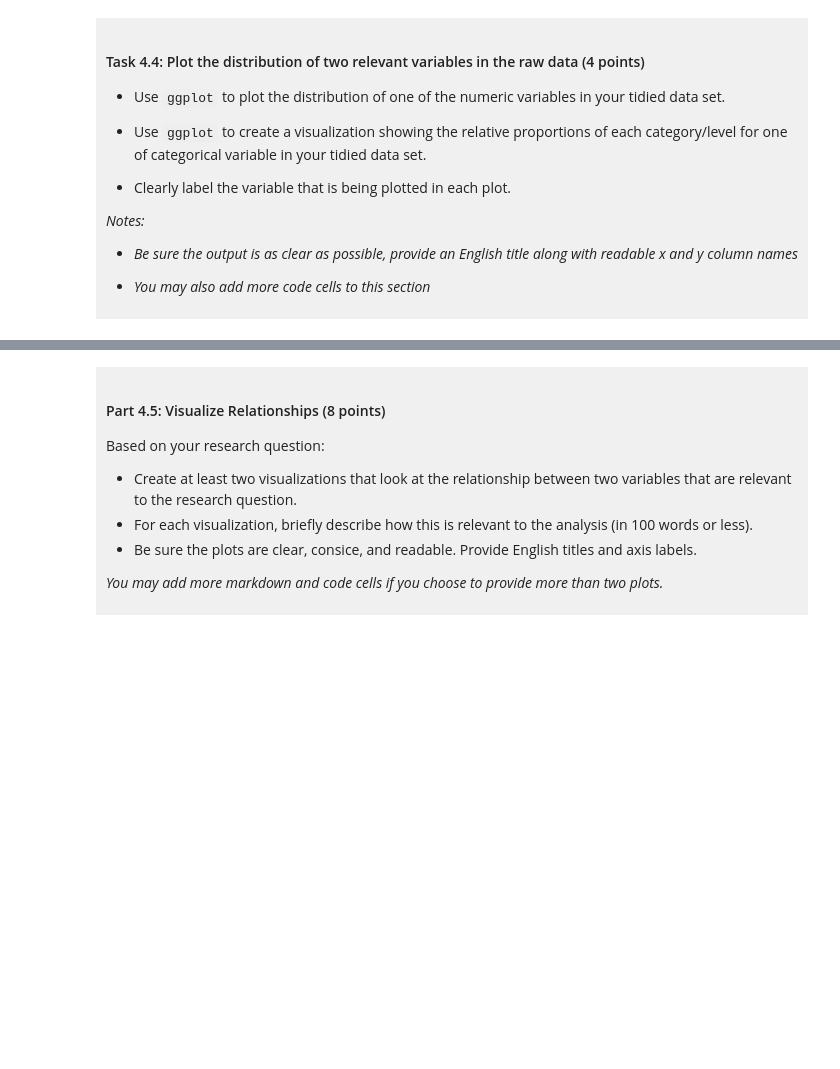
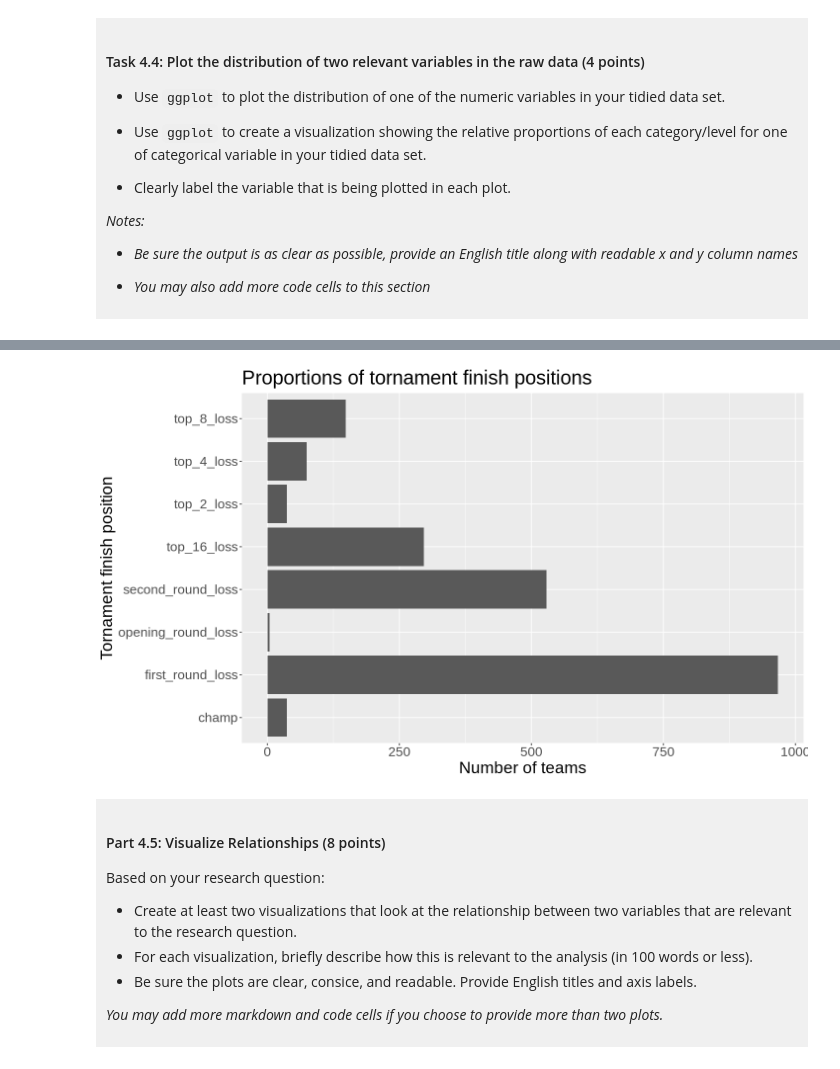
Before and after one commit to catsun3/dsci-100-project-catherine-sun, a Jupyter notebook: dsci-100-project-notebook.ipynb, the cells around one changed output, grey strips where cells are left out. Drawn from its saved outputs; the diff is of its cells as text; code cells hidden in the pictures; blank space fills up the shorter version.

```diff
--- a/dsci-100-project-notebook.ipynb
+++ b/dsci-100-project-notebook.ipynb
@@ -318,5 +358,15 @@ You will refine your research question (if needed) and produce a tidy data set.
 # %%
-### EDIT THIS CODE CELL FOR PLOT 2 ###
+options(repr.plot.width = 12, repr.plot.height = 7)
+tourney_bar <- tourney_tidy|>
+    ggplot(aes(y = tourney_finish))+
+    geom_bar()+
+    labs(y = "Tornament finish position",
+         x = "Number of teams",
+         title = "Proportions of tornament finish positions")+
+    theme(text = element_text(size = 20))
+tourney_bar
+# %% [output]
+[figure, added]
 # %% [markdown]
 <div style="background-color: #f0f0f0; padding: 10px;">
 
```
Also changed, not shown: parts of 11 cells of this notebook.
